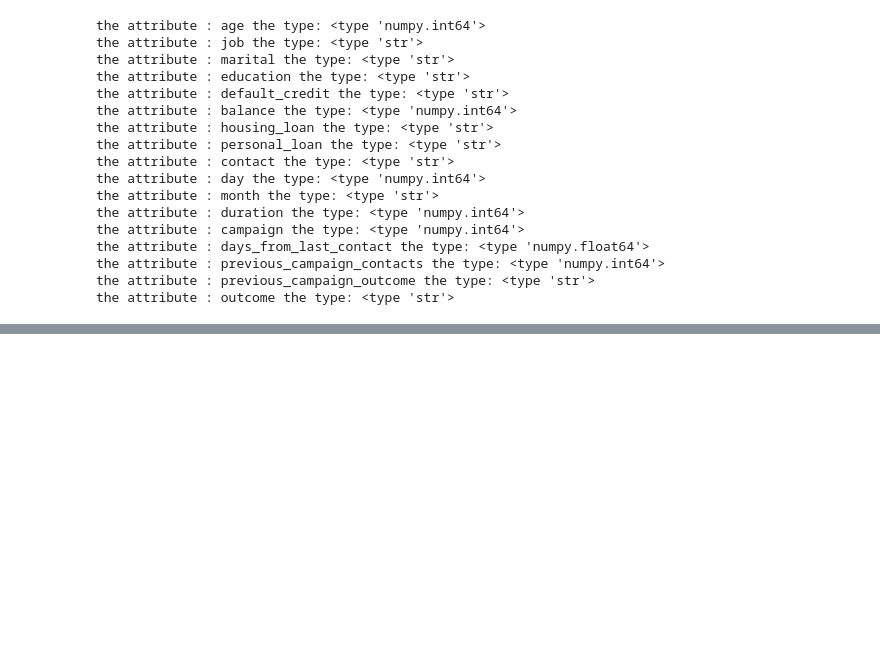
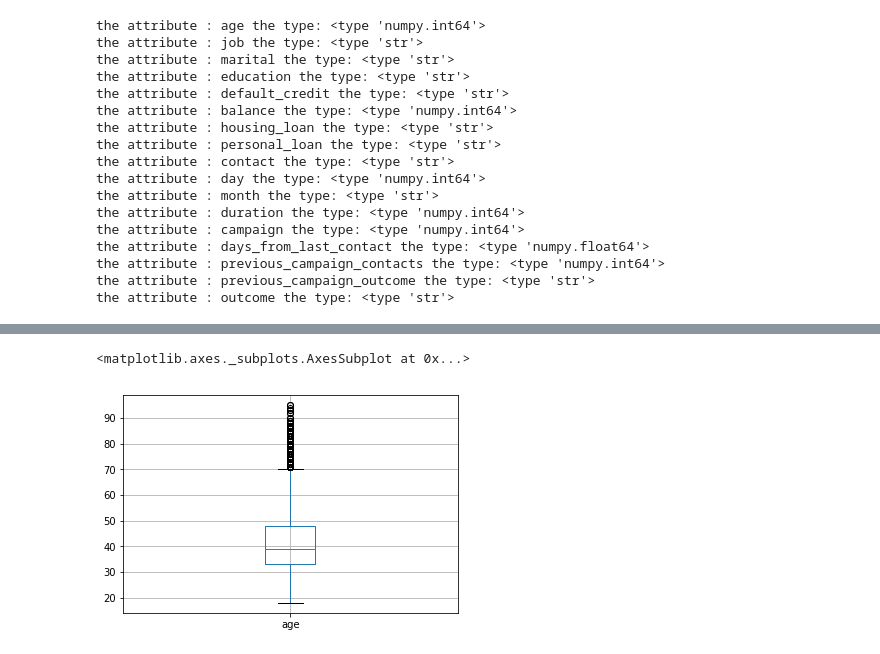
Before and after one commit to gefenk9/DataScience, a Jupyter notebook: ex1.ipynb, the cells around one changed output, grey strips where cells are left out. Saved outputs shown, nothing was run; the diff lists cells and outputs as text; code cells hidden in the pictures; blank space fills up the shorter version.

```diff
--- a/ex1.ipynb
+++ b/ex1.ipynb
@@ -54,0 +98,5 @@ the attribute : outcome the type: <type 'str'>
+# %%
+df.boxplot(column=["age"])
+# %% [output]
+<matplotlib.axes._subplots.AxesSubplot at 0x...>
+[figure, added]
```
Also changed, not shown: parts of 14 cells of this notebook.
